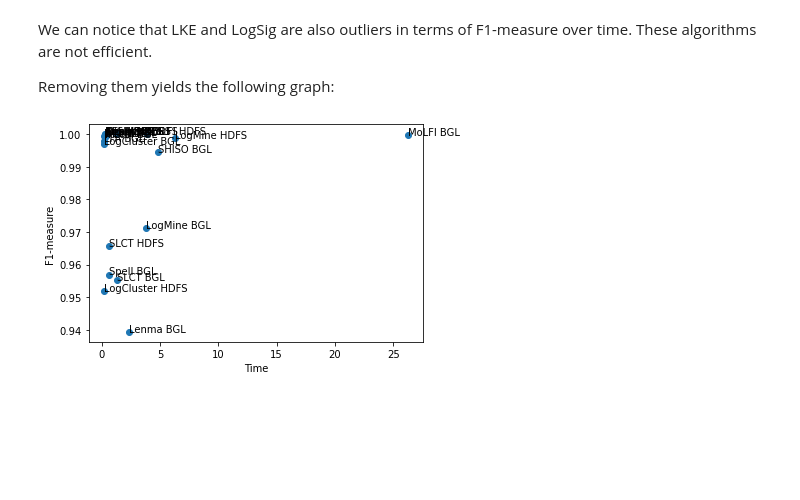
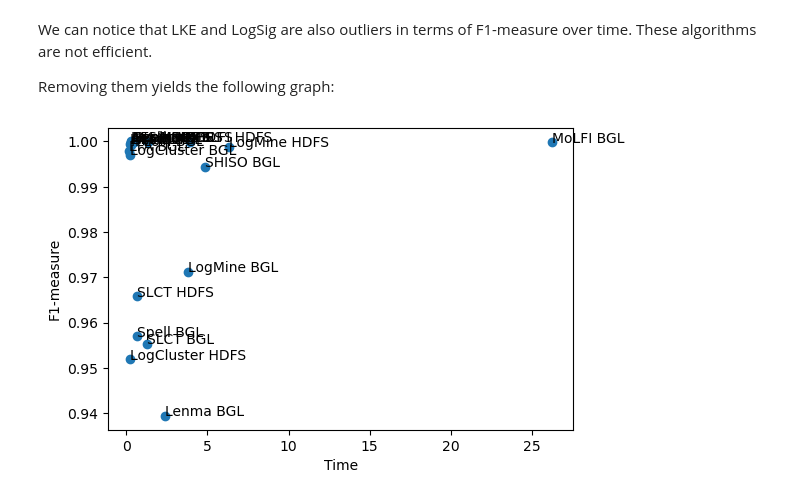
Before and after one commit to Vincent-Therrien/log6309-mining-tools, a Jupyter notebook: logparsing/benchmark/analysis.ipynb, the cells around one changed output. Saved outputs shown, nothing was run; the diff lists cells and outputs as text; code cells hidden in the pictures; blank space fills up the shorter version.

```diff
--- a/logparsing/benchmark/analysis.ipynb
+++ b/logparsing/benchmark/analysis.ipynb
@@ -170,13 +172,15 @@ We can notice that LKE and LogSig are also outliers in terms of F1-measure over
 Removing them yields the following graph:
 # %%
 filtered_final_df = final_df[(final_df.algo != "LKE") & (final_df.algo != "LogSig")]
+
+plt.figure(dpi=100)
 plt.scatter(filtered_final_df["time"], filtered_final_df["f1_measure"])
 plt.xlabel("Time")
 plt.ylabel("F1-measure")
 for i, row in filtered_final_df.iterrows():
     plt.annotate(f"{row['algo']} {row['dataset']}", (row["time"], row["f1_measure"]))
 # %% [output]
-[figure, old version]
+[figure, new version]
 # %%
 fig, ax = plt.subplots()
 
```
Also changed, not shown: parts of 10 cells of this notebook, 1 other file.
